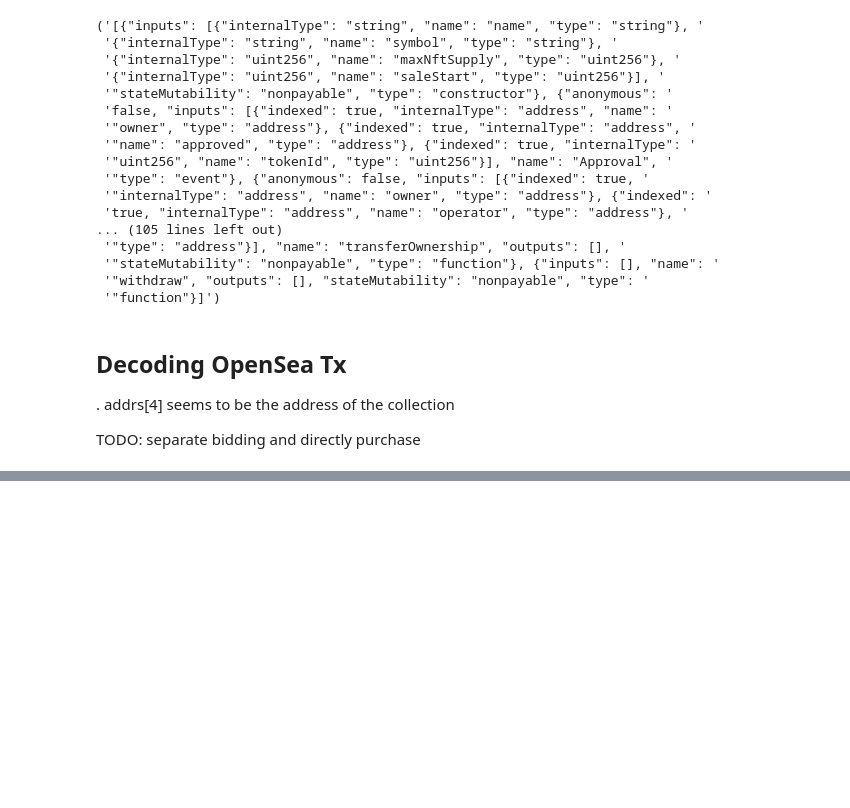
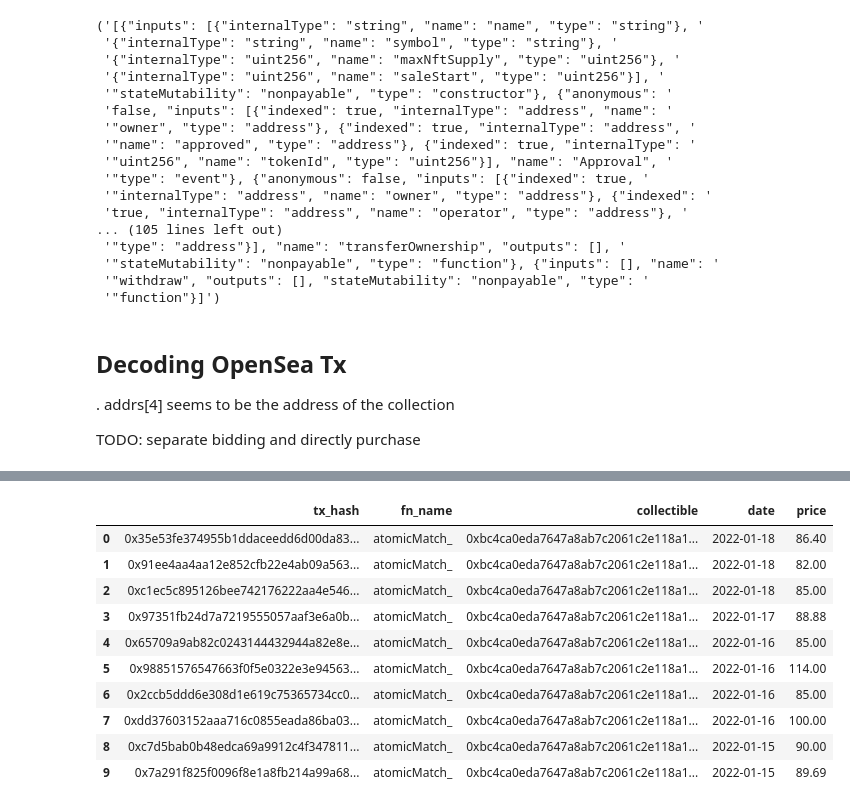
Before and after one commit to taozhuo/crypto-data-science, a Jupyter notebook: notebook/spark_bq.ipynb, the cells around one changed output, grey strips where cells are left out. Drawn from its saved outputs; the diff is of its cells as text; code cells hidden in the pictures; blank space fills up the shorter version.

```diff
--- a/notebook/spark_bq.ipynb
+++ b/notebook/spark_bq.ipynb
@@ -226,0 +247,14 @@ df2.show(truncate=False)
+# %%
+pdf.head(10)
+# %% [output]
+|  | tx_hash | fn_name | collectible | date | price |
+| 0 | 0x35e53fe374955b1ddaceedd6d00da83... | atomicMatch_ | 0xbc4ca0eda7647a8ab7c2061c2e118a1... | 2022-01-18 | 86.40 |
+| 1 | 0x91ee4aa4aa12e852cfb22e4ab09a563... | atomicMatch_ | 0xbc4ca0eda7647a8ab7c2061c2e118a1... | 2022-01-18 | 82.00 |
+| 2 | 0xc1ec5c895126bee742176222aa4e546... | atomicMatch_ | 0xbc4ca0eda7647a8ab7c2061c2e118a1... | 2022-01-18 | 85.00 |
+| 3 | 0x97351fb24d7a7219555057aaf3e6a0b... | atomicMatch_ | 0xbc4ca0eda7647a8ab7c2061c2e118a1... | 2022-01-17 | 88.88 |
+| 4 | 0x65709a9ab82c0243144432944a82e8e... | atomicMatch_ | 0xbc4ca0eda7647a8ab7c2061c2e118a1... | 2022-01-16 | 85.00 |
+| 5 | 0x98851576547663f0f5e0322e3e94563... | atomicMatch_ | 0xbc4ca0eda7647a8ab7c2061c2e118a1... | 2022-01-16 | 114.00 |
+| 6 | 0x2ccb5ddd6e308d1e619c75365734cc0... | atomicMatch_ | 0xbc4ca0eda7647a8ab7c2061c2e118a1... | 2022-01-16 | 85.00 |
+| 7 | 0xdd37603152aaa716c0855eada86ba03... | atomicMatch_ | 0xbc4ca0eda7647a8ab7c2061c2e118a1... | 2022-01-16 | 100.00 |
+| 8 | 0xc7d5bab0b48edca69a9912c4f347811... | atomicMatch_ | 0xbc4ca0eda7647a8ab7c2061c2e118a1... | 2022-01-15 | 90.00 |
+| 9 | 0x7a291f825f0096f8e1a8fb214a99a68... | atomicMatch_ | 0xbc4ca0eda7647a8ab7c2061c2e118a1... | 2022-01-15 | 89.69 |
```
Also changed, not shown: parts of 9 cells of this notebook.
